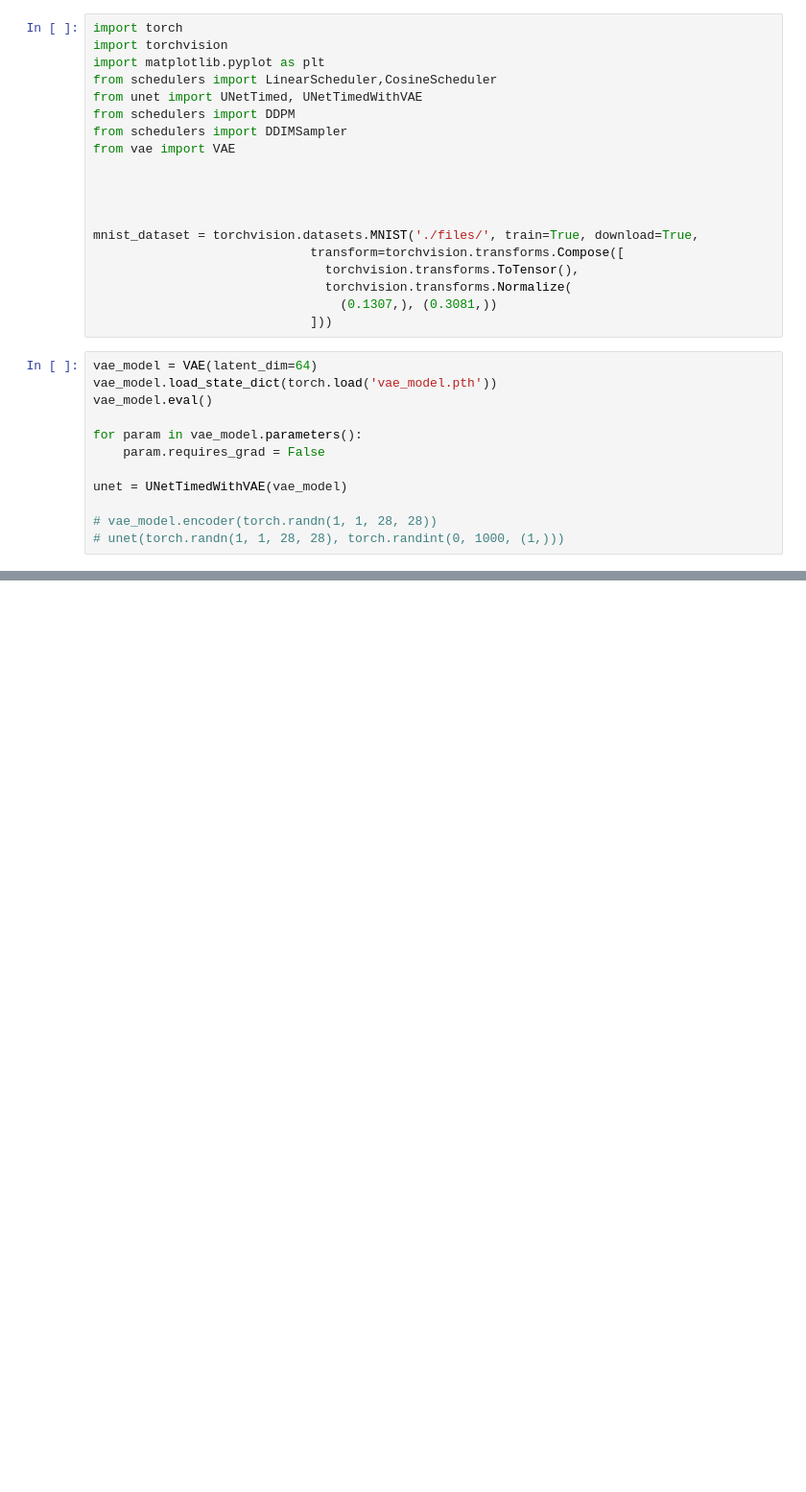
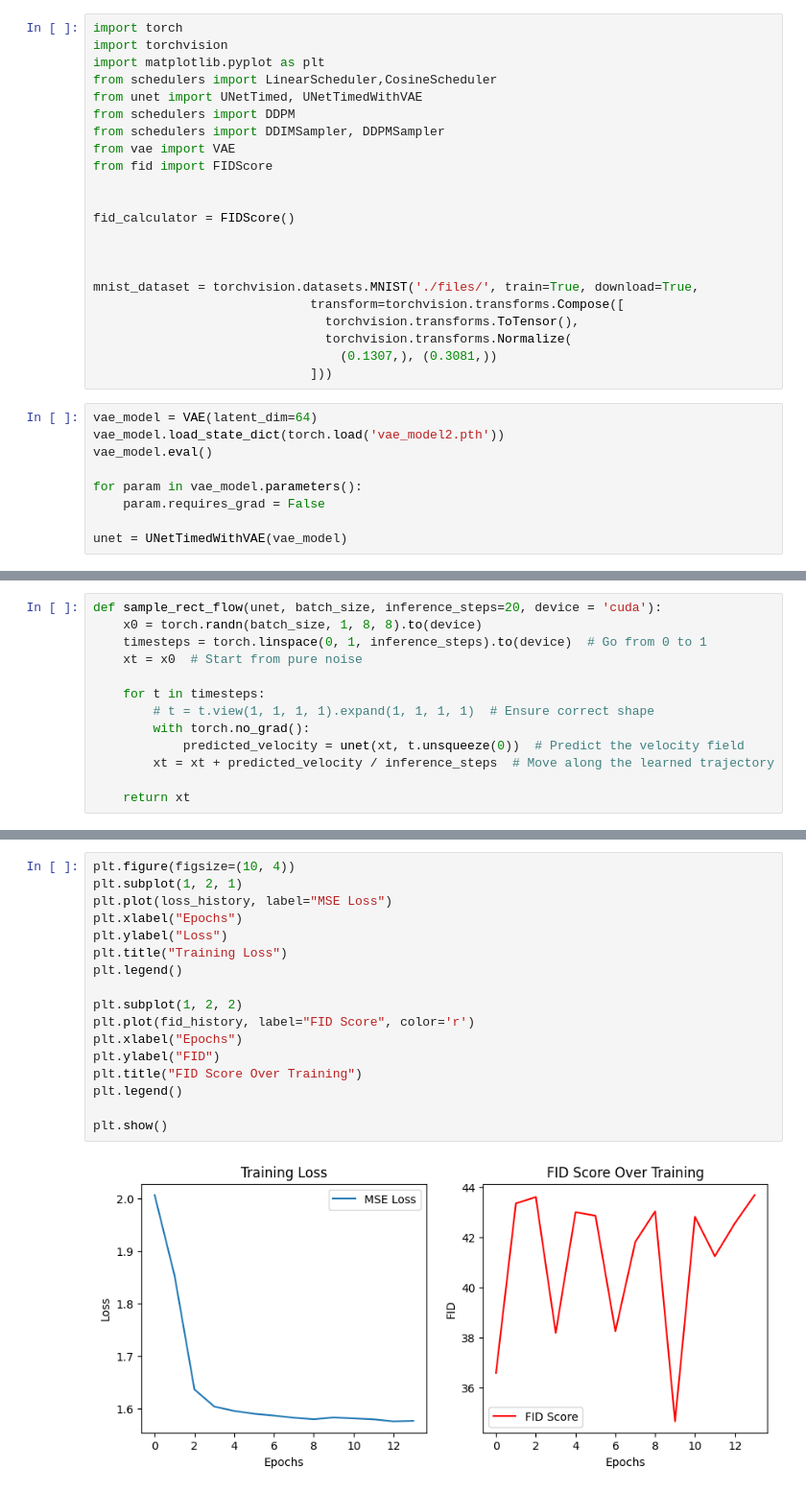
Before and after one commit to eingrid/cv2_3, a Jupyter notebook: latent_diffusion_reflow.ipynb, the cells around one changed output, grey strips where cells are left out. Shown at 96% size. Saved outputs shown, nothing was run; the diff lists cells and outputs as text; blank space fills up the shorter version.

```diff
--- a/latent_diffusion_reflow.ipynb
+++ b/latent_diffusion_reflow.ipynb
@@ -5,9 +5,12 @@ import matplotlib.pyplot as plt
 from schedulers import LinearScheduler,CosineScheduler
 from unet import UNetTimed, UNetTimedWithVAE
 from schedulers import DDPM
-from schedulers import DDIMSampler
+from schedulers import DDIMSampler, DDPMSampler
 from vae import VAE
+from fid import FIDScore
 
+
+fid_calculator = FIDScore()
 
 
 
@@ -19,13 +22,10 @@ mnist_dataset = torchvision.datasets.MNIST('./files/', train=True, download=True
                              ]))
 # %%
 vae_model = VAE(latent_dim=64)
-vae_model.load_state_dict(torch.load('vae_model.pth'))
+vae_model.load_state_dict(torch.load('vae_model2.pth'))
 vae_model.eval()
 
 for param in vae_model.parameters():
     param.requires_grad = False
 
 unet = UNetTimedWithVAE(vae_model)
-
-# vae_model.encoder(torch.randn(1, 1, 28, 28))
-# unet(torch.randn(1, 1, 28, 28), torch.randint(0, 1000, (1,)))
@@ -37,3 +32,16 @@ unet = UNetTimedWithVAE(vae_model)
+# %%
+def sample_rect_flow(unet, batch_size, inference_steps=20, device = 'cuda'):
+    x0 = torch.randn(batch_size, 1, 8, 8).to(device)
+    timesteps = torch.linspace(0, 1, inference_steps).to(device)  # Go from 0 to 1
+    xt = x0  # Start from pure noise
+
+    for t in timesteps:
+        # t = t.view(1, 1, 1, 1).expand(1, 1, 1, 1)  # Ensure correct shape
+        with torch.no_grad():
+            predicted_velocity = unet(xt, t.unsqueeze(0))  # Predict the velocity field
+        xt = xt + predicted_velocity / inference_steps  # Move along the learned trajectory
+
+    return xt
 # %%
 # Create DataLoader
 batch_size = 128
@@ -170,0 +145,19 @@ last torch.Size([16, 1, 8, 8])
+# %%
+plt.figure(figsize=(10, 4))
+plt.subplot(1, 2, 1)
+plt.plot(loss_history, label="MSE Loss")
+plt.xlabel("Epochs")
+plt.ylabel("Loss")
+plt.title("Training Loss")
+plt.legend()
+
+plt.subplot(1, 2, 2)
+plt.plot(fid_history, label="FID Score", color='r')
+plt.xlabel("Epochs")
+plt.ylabel("FID")
+plt.title("FID Score Over Training")
+plt.legend()
+
+plt.show()
+# %% [output]
+[figure, added]
```
Also changed, not shown: parts of 4 cells of this notebook, 9 other files.
